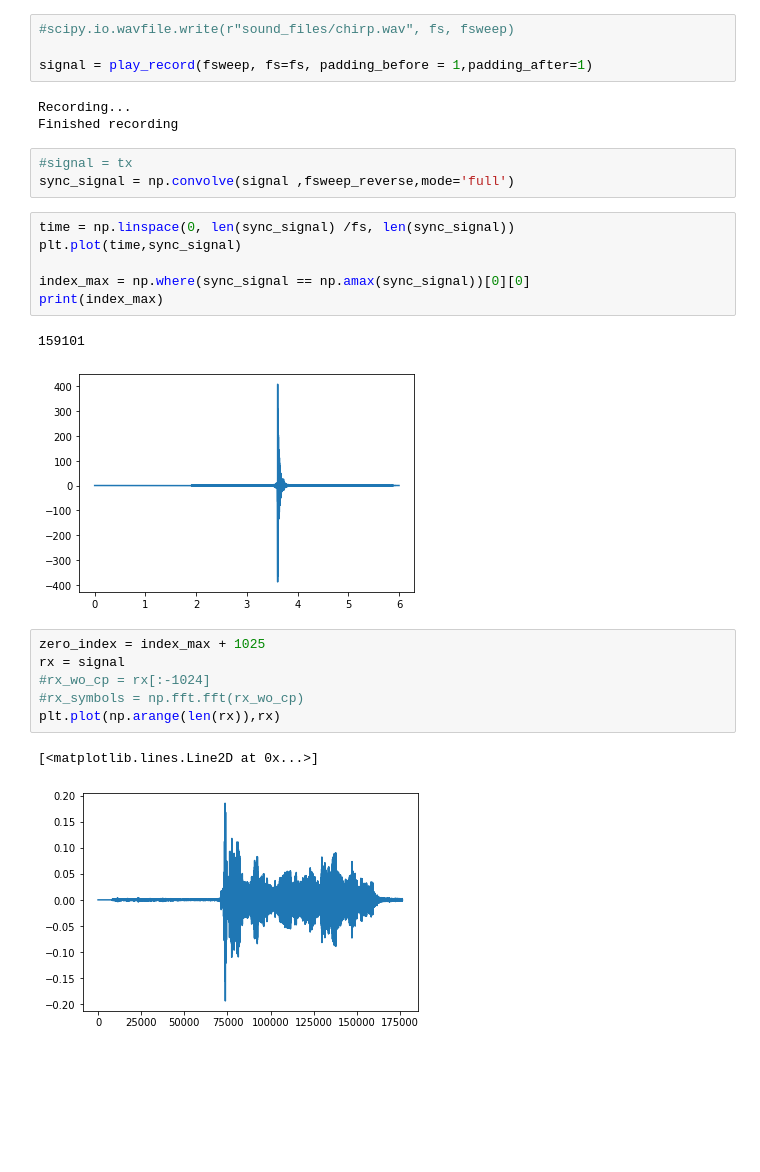
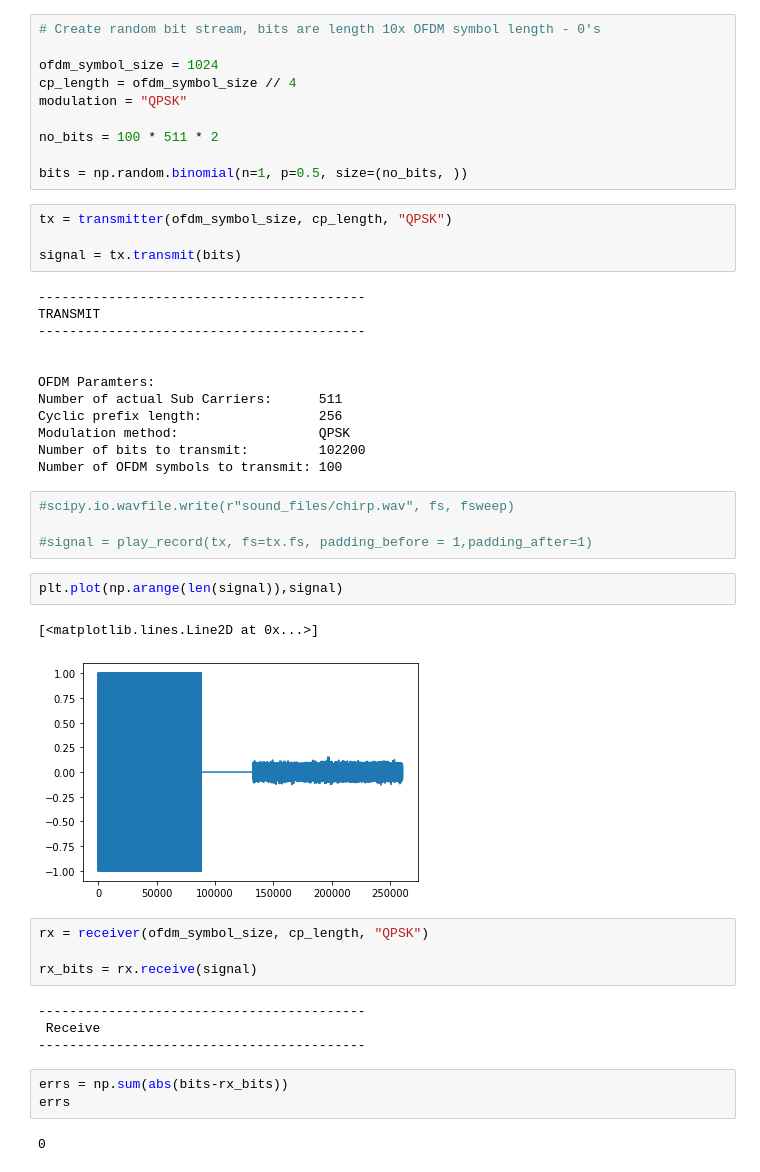
Before and after one commit to adamg-97/GF3-audio-modem, a Jupyter notebook: Audio.ipynb, the cells around one changed output. Cells and saved outputs as stored; diff of their text form; blank space fills up the shorter version.

Commit message:
Packaged tx and rx into OFDM and modified Audio notebook

```diff
--- a/Audio.ipynb
+++ b/Audio.ipynb
@@ -73,28 +4,48 @@ plt.plot(np.arange(len(tx)),tx)
+# %%
+# Create random bit stream, bits are length 10x OFDM symbol length - 0's
+
+ofdm_symbol_size = 1024
+cp_length = ofdm_symbol_size // 4
+modulation = "QPSK"
+
+no_bits = 100 * 511 * 2
+
+bits = np.random.binomial(n=1, p=0.5, size=(no_bits, ))
+# %%
+tx = transmitter(ofdm_symbol_size, cp_length, "QPSK")
+
+signal = tx.transmit(bits)
+# %% [output]
+------------------------------------------
+TRANSMIT
+------------------------------------------
+
+
+OFDM Paramters:
+Number of actual Sub Carriers:      511
+Cyclic prefix length:               256
+Modulation method:                  QPSK
+Number of bits to transmit:         102200
+Number of OFDM symbols to transmit: 100
 # %%
 #scipy.io.wavfile.write(r"sound_files/chirp.wav", fs, fsweep)
 
-signal = play_record(fsweep, fs=fs, padding_before = 1,padding_after=1)
+#signal = play_record(tx, fs=tx.fs, padding_before = 1,padding_after=1)
-# %% [output]
-Recording...
-Finished recording
-# %%
-#signal = tx
-sync_signal = np.convolve(signal ,fsweep_reverse,mode='full')
-# %%
-time = np.linspace(0, len(sync_signal) /fs, len(sync_signal))
-plt.plot(time,sync_signal)
-
-index_max = np.where(sync_signal == np.amax(sync_signal))[0][0]
-print(index_max)
-# %% [output]
-159101
-[figure, removed]
-# %%
-zero_index = index_max + 1025
-rx = signal
-#rx_wo_cp = rx[:-1024]
-#rx_symbols = np.fft.fft(rx_wo_cp)
-plt.plot(np.arange(len(rx)),rx)
-# %% [output]
-[<matplotlib.lines.Line2D at 0x...>]
-[figure, removed]
+# %%
+plt.plot(np.arange(len(signal)),signal)
+# %% [output]
+[<matplotlib.lines.Line2D at 0x...>]
+[figure, added]
+# %%
+rx = receiver(ofdm_symbol_size, cp_length, "QPSK")
+
+rx_bits = rx.receive(signal)
+# %% [output]
+------------------------------------------
+ Receive
+------------------------------------------
+# %%
+errs = np.sum(abs(bits-rx_bits))
+errs
+# %% [output]
+0
```
Also changed, not shown: parts of 5 cells of this notebook, 9 other files.
